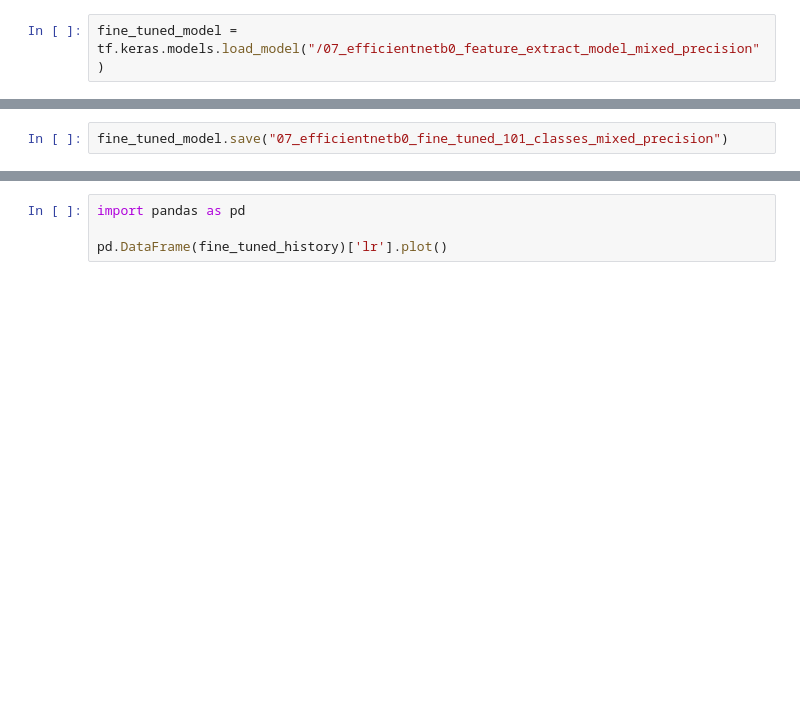
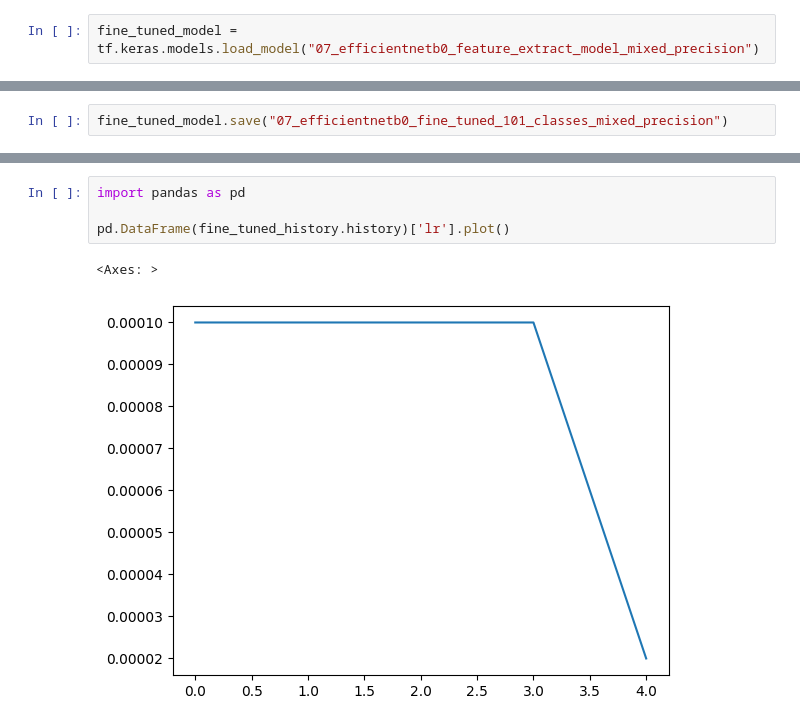
Before and after one commit to nexuseli18/Deep_Food_Project, a Jupyter notebook: Deep_Food.ipynb, the cells around one changed output, grey strips where cells are left out. Drawn from its saved outputs; the diff is of its cells as text; blank space fills up the shorter version.

```diff
--- a/Deep_Food.ipynb
+++ b/Deep_Food.ipynb
@@ -174,7 +354,7 @@ results_loaded_saved_model
 import numpy as np
 assert np.isclose(base_evaluation, results_loaded_saved_model).all()
 # %%
-fine_tuned_model = tf.keras.models.load_model("/07_efficientnetb0_feature_extract_model_mixed_precision")
+fine_tuned_model = tf.keras.models.load_model("07_efficientnetb0_feature_extract_model_mixed_precision")
 # %%
 # Get a summary of our downloaded model
 fine_tuned_model.summary()
@@ -227,4 +489,7 @@ plot_loss_curves(fine_tuned_history)
 # %%
 import pandas as pd
 
-pd.DataFrame(fine_tuned_history)['lr'].plot()
+pd.DataFrame(fine_tuned_history.history)['lr'].plot()
+# %% [output]
+<Axes: >
+[figure, added]
```
Also changed, not shown: parts of 30 cells of this notebook.
